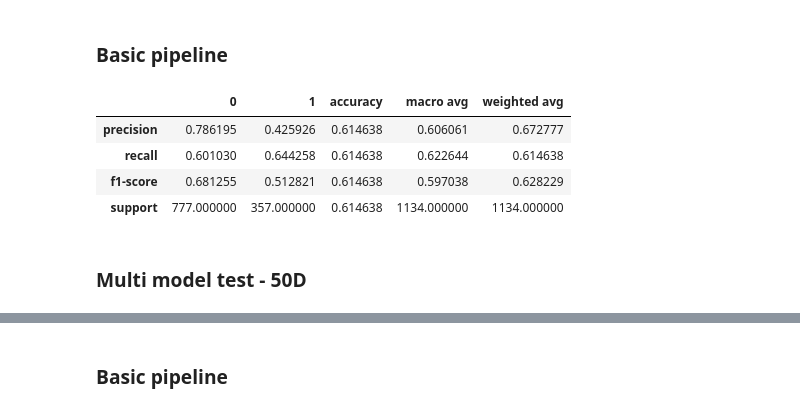
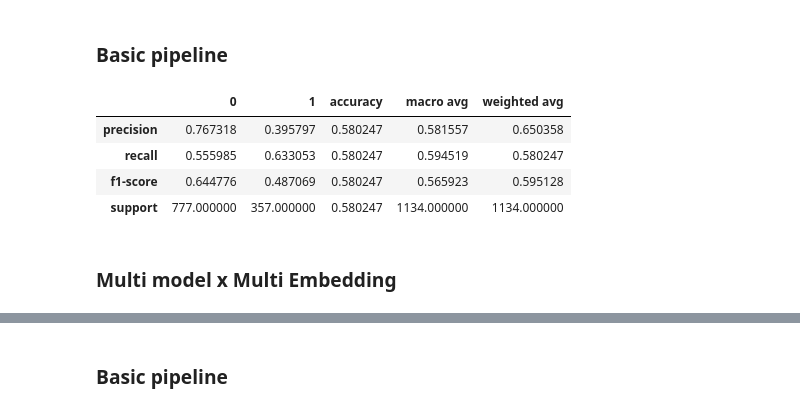
Before and after one commit to Silly-Machine/Portuguese-Hate-Speech, a Jupyter notebook: notebooks/4-model-multi-word2vec.ipynb, the cells around one changed output, grey strips where cells are left out. Cells and saved outputs as stored; diff of their text form; code cells hidden in the pictures.

```diff
--- a/notebooks/4-model-multi-word2vec.ipynb
+++ b/notebooks/4-model-multi-word2vec.ipynb
@@ -97,0 +85,4 @@ df.head(2)
+# %%
+from src.data.control import version
+
+df_train, df_test = version().split(test_size=0.2)
@@ -129,7 +164,7 @@ classifiers = {'GradientBoosting': GradientBoostingClassifier(),
 ## My own word2vec embedding model
 # %%
 # Define a corpus
-corpus = X
+corpus = X_train
 cores = multiprocessing.cpu_count()
 
 # Train a own word2vec model
@@ -188,38 +223,56 @@ my_embedding_1000d = gensim.models.Word2Vec(
 
 # Make embedding dictionary {token:vector}
 my_embedding_50d = dict(
-    zip(my_embedding_50d.wv.index_to_key, my_embedding_50d.wv.vectors))
+    zip(my_embedding_50d.wv.index_to_key, my_embedding_50d.wv.vectors)
+)
 
 my_embedding_100d = dict(
-    zip(my_embedding_100d.wv.index_to_key, my_embedding_100d.wv.vectors))
+    zip(my_embedding_100d.wv.index_to_key, my_embedding_100d.wv.vectors)
+)
 
 my_embedding_300d = dict(
-    zip(my_embedding_300d.wv.index_to_key, my_embedding_300d.wv.vectors))
+    zip(my_embedding_300d.wv.index_to_key, my_embedding_300d.wv.vectors)
+)
 
 my_embedding_1000d = dict(
-    zip(my_embedding_1000d.wv.index_to_key, my_embedding_1000d.wv.vectors))
+    zip(my_embedding_1000d.wv.index_to_key, my_embedding_1000d.wv.vectors)
+)
+
+
+# Make a vectorizer
+vec_50 = MeanEmbeddingVectorizer(my_embedding_50d)
+vec_100 = MeanEmbeddingVectorizer(my_embedding_100d)
+vec_300 = MeanEmbeddingVectorizer(my_embedding_300d)
+vec_1000 = MeanEmbeddingVectorizer(my_embedding_1000d)
+
+# List embeddings
+embeddings = {
+    "w2v_50": vec_50,
+    "w2v_100": vec_100,
+    "w2v_300": vec_300,
+    "w2v_1000": vec_1000,
+}
 # %% [markdown]
 ### Basic pipeline
 # %%
 # Basic pipeline
 ml_pipe = Pipeline(
     [
-        ("vectorizer", MeanEmbeddingVectorizer(my_embedding_50d)),
-        ("classifier", LinearSVC(penalty='l2', loss='squared_hinge', dual=True, tol=0.0001, C=1, multi_class='crammer_singer',
-         fit_intercept=True, intercept_scaling=1, class_weight=class_weight, verbose=0, random_state=42, max_iter=100000),),
+        ("normalizer", normalizer),
+        ("vectorizer", vec_50),
+        ("classifier", classifiers["SVC"]),
     ]
 )
 
 # Train
 ml_pipe.fit(X_train, y_train)
 
-pd.DataFrame(classification_report(
-    y_test, ml_pipe.predict(X_test), output_dict=True))
+pd.DataFrame(classification_report(y_test, ml_pipe.predict(X_test), output_dict=True))
 # %% [output]
 |  | 0 | 1 | accuracy | macro avg | weighted avg |
-| precision | 0.786195 | 0.425926 | 0.614638 | 0.606061 | 0.672777 |
-| recall | 0.601030 | 0.644258 | 0.614638 | 0.622644 | 0.614638 |
-| f1-score | 0.681255 | 0.512821 | 0.614638 | 0.597038 | 0.628229 |
-| support | 777.000000 | 357.000000 | 0.614638 | 1134.000000 | 1134.000000 |
+| precision | 0.767318 | 0.395797 | 0.580247 | 0.581557 | 0.650358 |
+| recall | 0.555985 | 0.633053 | 0.580247 | 0.594519 | 0.580247 |
+| f1-score | 0.644776 | 0.487069 | 0.580247 | 0.565923 | 0.595128 |
+| support | 777.000000 | 357.000000 | 0.580247 | 1134.000000 | 1134.000000 |
 # %% [markdown]
-### Multi model test - 50D
+### Multi model x Multi Embedding
```
Also changed, not shown: parts of 22 cells of this notebook, 1 other file.
